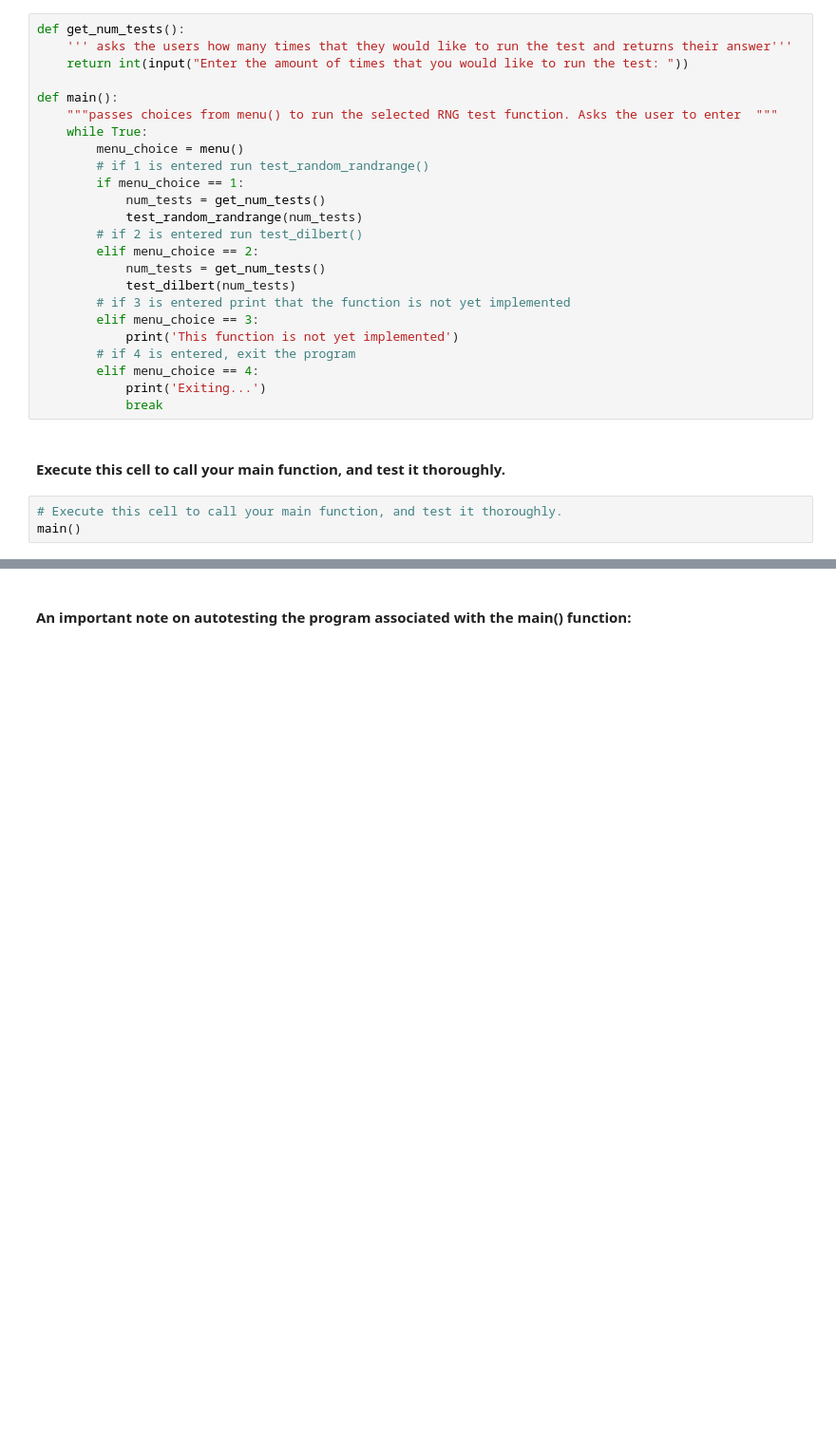
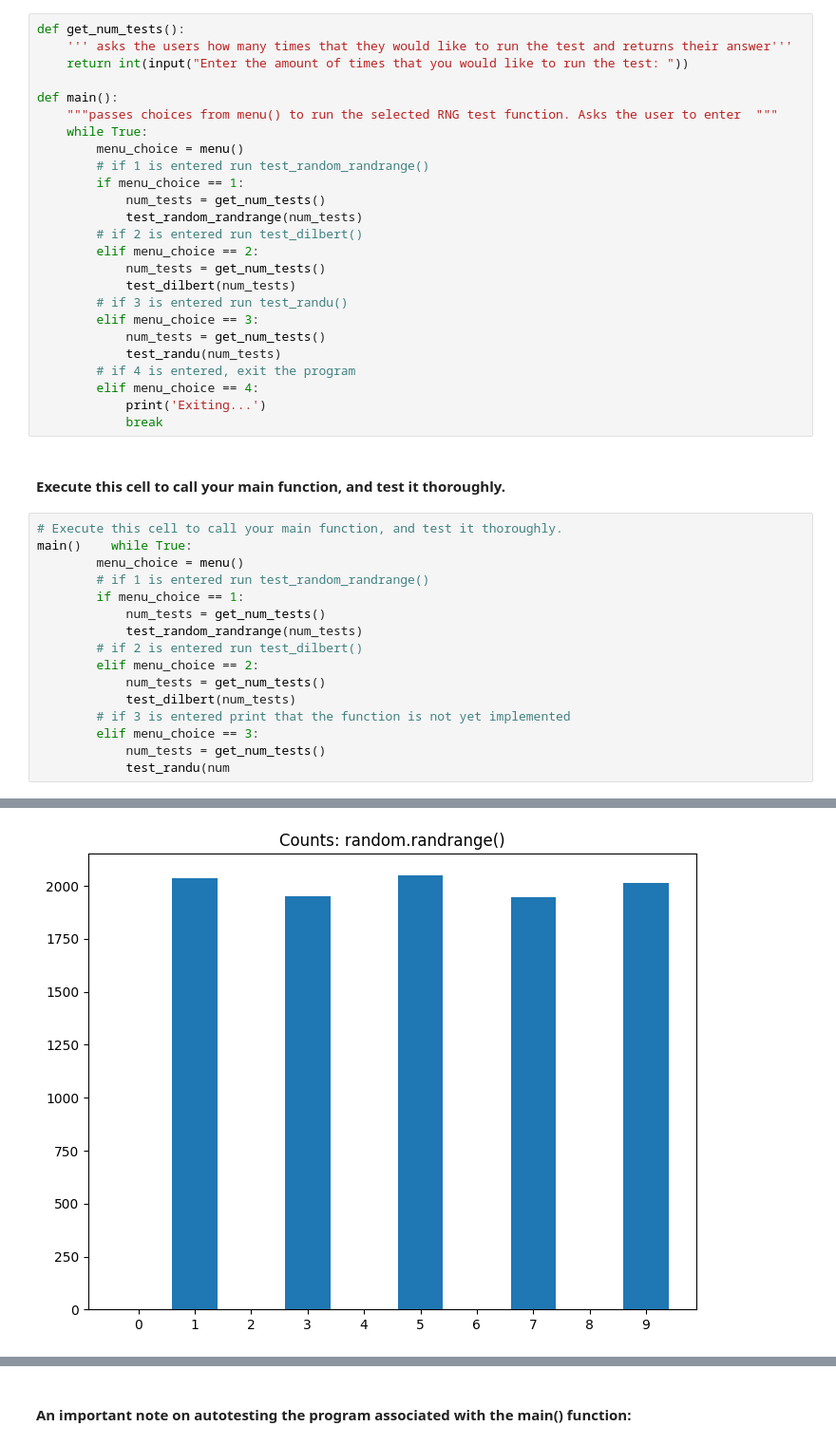
Before and after one commit to drossano/csci-617-random-number-tester, a Jupyter notebook: Project1.ipynb, the cells around one changed output, grey strips where cells are left out. Shown at 95% size. Saved outputs shown, nothing was run; the diff lists cells and outputs as text; blank space fills up the shorter version.

Commit message:
Add test_randu() to main()

```diff
--- a/Project1.ipynb
+++ b/Project1.ipynb
@@ -699,9 +699,10 @@ def main():
         elif menu_choice == 2:
             num_tests = get_num_tests()
             test_dilbert(num_tests)
-        # if 3 is entered print that the function is not yet implemented
+        # if 3 is entered run test_randu()
         elif menu_choice == 3:
-            print('This function is not yet implemented')
+            num_tests = get_num_tests()
+            test_randu(num_tests)
         # if 4 is entered, exit the program
         elif menu_choice == 4:
             print('Exiting...')
@@ -710,7 +711,20 @@ def main():
 #### Execute this cell to call your main function, and test it thoroughly.
 # %%
 # Execute this cell to call your main function, and test it thoroughly.
-main()
+main()    while True:
+        menu_choice = menu()
+        # if 1 is entered run test_random_randrange()
+        if menu_choice == 1:
+            num_tests = get_num_tests()
+            test_random_randrange(num_tests)
+        # if 2 is entered run test_dilbert()
+        elif menu_choice == 2:
+            num_tests = get_num_tests()
+            test_dilbert(num_tests)
+        # if 3 is entered print that the function is not yet implemented
+        elif menu_choice == 3:
+            num_tests = get_num_tests()
+            test_randu(num
 # %% [output]
 1. Test the python random.randrange()
 2. Test the dilbert() function
@@ -723,0 +744 @@ This function is not yet implemented
+[figure, added]
```
Also changed, not shown: parts of 2 cells of this notebook.
